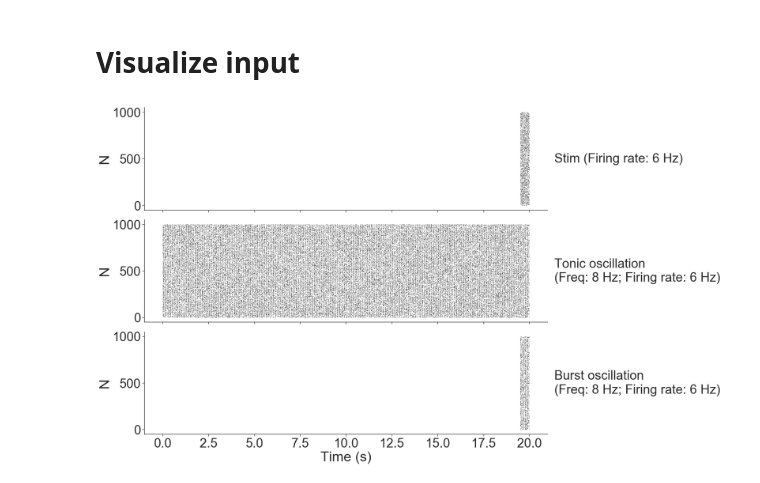
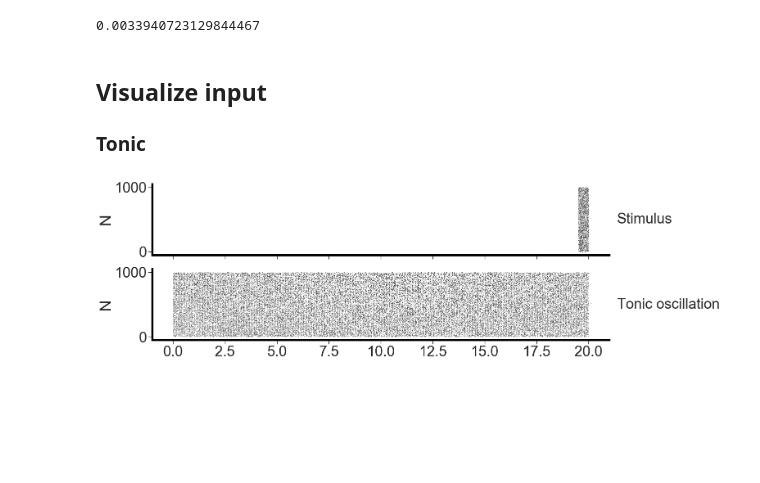
Before and after one commit to voytekresearch/resistingrhythm, a Jupyter notebook: resistingrhythm/ipynb/paper_figures_HHH.ipynb, the cells around one changed output. Saved outputs shown, nothing was run; the diff lists cells and outputs as text; code cells hidden in the pictures; blank space fills up the shorter version.

```diff
--- a/resistingrhythm/ipynb/paper_figures_HHH.ipynb
+++ b/resistingrhythm/ipynb/paper_figures_HHH.ipynb
@@ -26 +26,3 @@ from resistingrhythm.util import load_spikes
 from resistingrhythm.neurons import HHH
+# %%
+plt.rcParams.keys()
@@ -27 +47,3 @@ from resistingrhythm.neurons import HHH
+# %%
+data_path = "/Users/qualia/Code/resistingrhythm/data/"
 # %% [markdown]
@@ -52 +66,15 @@ ns_in, ts_in = load_spikes(stim_name)
+# %%
+# Or load some input
+tonic_name = os.path.join(data_path, "osc130.csv")
+burst_name = os.path.join(data_path, "burst130.csv")
+ns_tonic, ts_tonic = load_spikes(tonic_name)
+ns_burst, ts_burst = load_spikes(burst_name)
+
+# No modulation
+# ns_osc, ts_osc = np.asarray([]), np.asarray([])
+# ns_burst, ts_burst = np.asarray([]), np.asarray([])
+
+# Stim
+stim_name = os.path.join(data_path, "stim3.csv")
+ns_in, ts_in = load_spikes(stim_name)
 # %% [markdown]
@@ -98,26 +159,27 @@ n = 0
+# %%
+burst_results.keys()
+burst_results['v_m'].std()
+# %% [output]
+0.0033940723129844467
 # %% [markdown]
-# Visualize input
+## Visualize input
+
+### Tonic
 # %%
 # plt.figure()
-fig, ax = plt.subplots(3, sharex=True, figsize=(24, 14))
+fig, ax = plt.subplots(2, sharex=True, figsize=(20, 7))
 
 _ = ax[0].plot(ts_in, ns_in,
-               markersize=.2, marker='o', linestyle='', color='k', label='Stim (Firing rate: 6 Hz)')
+               markersize=.2, marker='o', linestyle='', color='k', label='Stimulus')
 _ = ax[0].set_ylabel("N")
 _ = ax[0].legend(loc='center left', bbox_to_anchor=(.9, 0.5), frameon=False)
 
-_ = ax[1].plot(ts_osc, ns_osc,
-               markersize=.2, marker='o', linestyle='', color='k', label='Tonic oscillation\n(Freq: 8 Hz; Firing rate: 6 Hz)')
+_ = ax[1].plot(ts_tonic, ns_tonic,
+               markersize=.2, marker='o', linestyle='', color='k', label='Tonic oscillation')
 _ = ax[1].set_ylabel("N")
 _ = ax[1].legend(loc='center left', bbox_to_anchor=(0.9, 0.5), frameon=False)
 
-_ = ax[2].plot(ts_osc[ts_osc > 19.5], ns_osc[ts_osc > 19.5],
-               markersize=.2, marker='o', linestyle='', color='k', label='Burst oscillation\n(Freq: 8 Hz; Firing rate: 6 Hz)')
-_ = ax[2].set_xlabel("Time (s)")
-_ = ax[2].set_ylabel("N")
-_ = ax[2].legend(loc='center left', bbox_to_anchor=(0.9, 0.5), frameon=False)
-
-plt.tight_layout()
+# plt.tight_layout()
 sns.despine()
 # %% [output]
-[figure, old version]
+[figure, new version]
```
Also changed, not shown: parts of 24 cells of this notebook.
